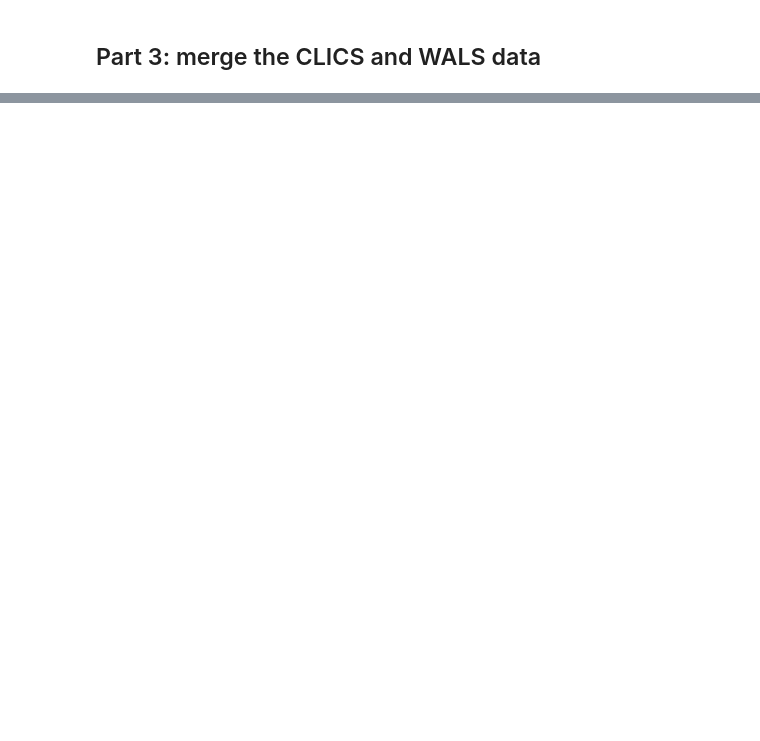
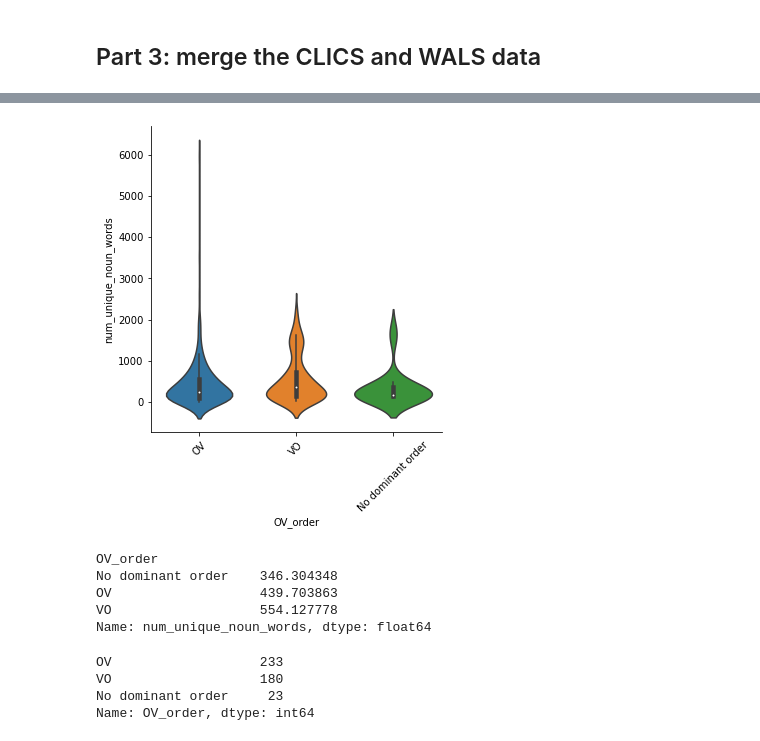
Before and after one commit to dharakyu/crosslinguistic-order, a Jupyter notebook: corpus_analysis/colexification.ipynb, the cells around one changed output, grey strips where cells are left out. Cells and saved outputs as stored; diff of their text form; code cells hidden in the pictures; blank space fills up the shorter version.

```diff
--- a/corpus_analysis/colexification.ipynb
+++ b/corpus_analysis/colexification.ipynb
@@ -294,0 +345,21 @@ plt.show()
+# %%
+ax = sns.catplot(x='OV_order', y='num_unique_noun_words', data=order_and_ratio_df, kind='violin')
+plt.xticks(rotation=45)
+plt.show()
+# %% [output]
+[figure, added]
+# %%
+order_and_ratio_df.groupby('OV_order')['num_unique_noun_words'].mean()
+# %% [output]
+OV_order
+No dominant order    346.304348
+OV                   439.703863
+VO                   554.127778
+Name: num_unique_noun_words, dtype: float64
+# %%
+order_and_ratio_df['OV_order'].value_counts()
+# %% [output]
+OV                   233
+VO                   180
+No dominant order     23
+Name: OV_order, dtype: int64
```
Also changed, not shown: parts of 30 cells of this notebook, 4 other files.
